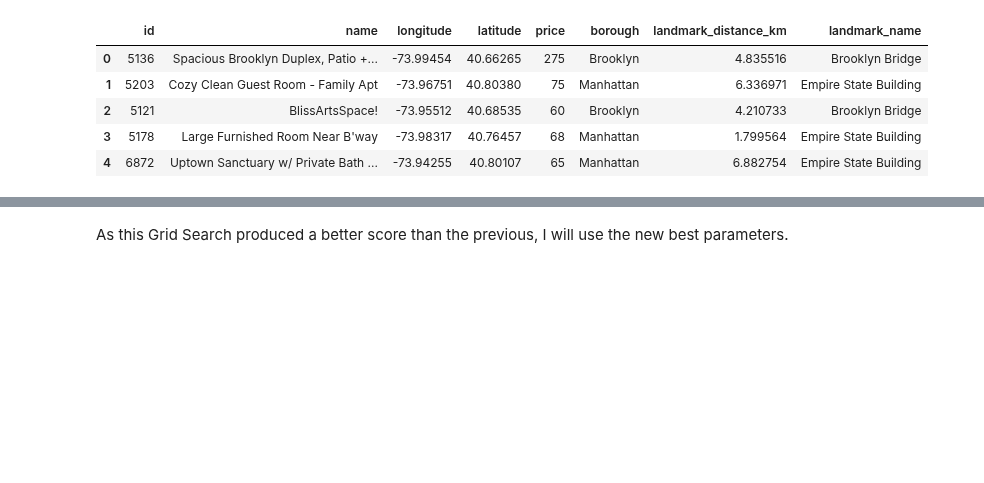
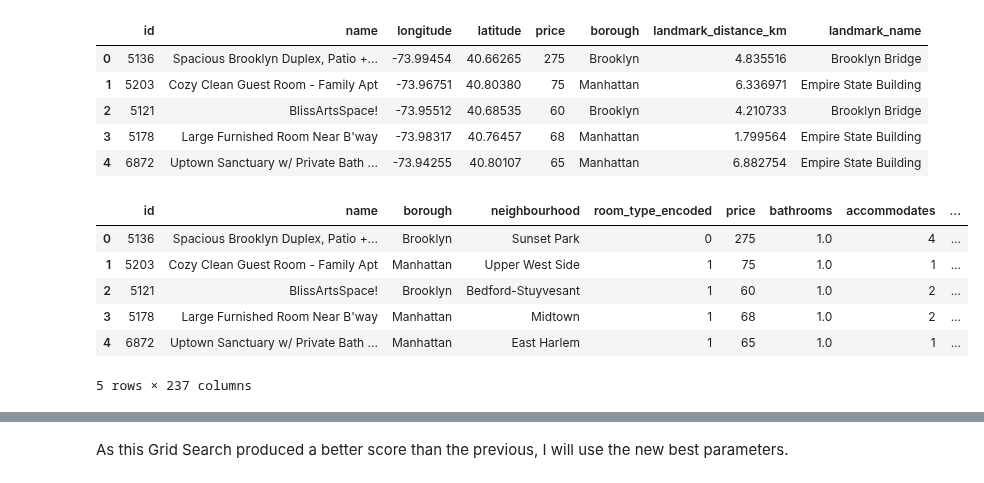
Before and after one commit to n-altawam/Sprinboard, a Jupyter notebook: Capstone 2/5. Modelling.ipynb, the cells around one changed output, grey strips where cells are left out. Drawn from its saved outputs; the diff is of its cells as text; code cells hidden in the pictures; blank space fills up the shorter version.

Commit message:
temp cleanup

```diff
--- a/Capstone 2/5. Modelling.ipynb
+++ b/Capstone 2/5. Modelling.ipynb
@@ -141,3 +131,13 @@ coordinate_data.head()
 | 2 | 5121 | BlissArtsSpace! | -73.95512 | 40.68535 | 60 | Brooklyn | 4.210733 | Brooklyn Bridge |
 | 3 | 5178 | Large Furnished Room Near B'way | -73.98317 | 40.76457 | 68 | Manhattan | 1.799564 | Empire State Building |
 | 4 | 6872 | Uptown Sanctuary w/ Private Bath ... | -73.94255 | 40.80107 | 65 | Manhattan | 6.882754 | Empire State Building |
+# %%
+listing_data.head()
+# %% [output]
+|  | id | name | borough | neighbourhood | room_type_encoded | price | bathrooms | accommodates | ... |
+| 0 | 5136 | Spacious Brooklyn Duplex, Patio +... | Brooklyn | Sunset Park | 0 | 275 | 1.0 | 4 | ... |
+| 1 | 5203 | Cozy Clean Guest Room - Family Apt | Manhattan | Upper West Side | 1 | 75 | 1.0 | 1 | ... |
+| 2 | 5121 | BlissArtsSpace! | Brooklyn | Bedford-Stuyvesant | 1 | 60 | 1.0 | 2 | ... |
+| 3 | 5178 | Large Furnished Room Near B'way | Manhattan | Midtown | 1 | 68 | 1.0 | 2 | ... |
+| 4 | 6872 | Uptown Sanctuary w/ Private Bath ... | Manhattan | East Harlem | 1 | 65 | 1.0 | 1 | ... |
+5 rows × 237 columns
```
Also changed, not shown: parts of 47 cells of this notebook, 8 other files.
